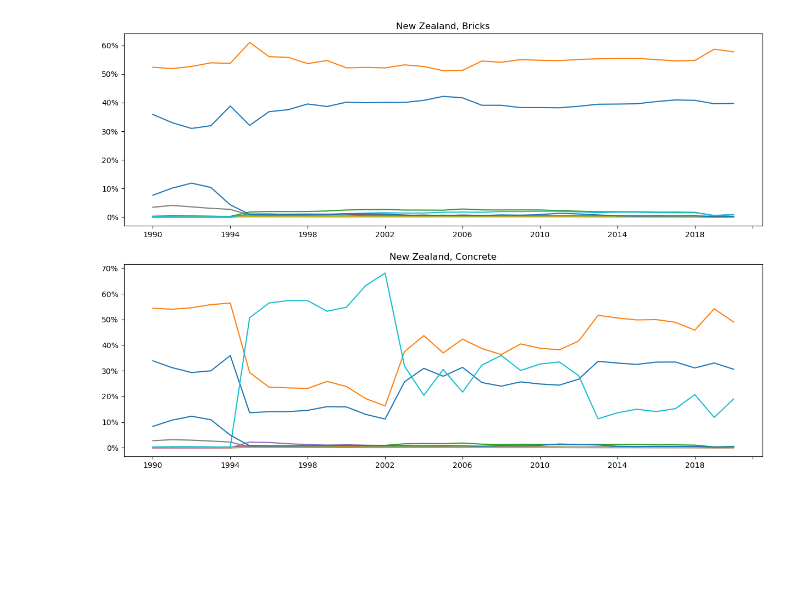
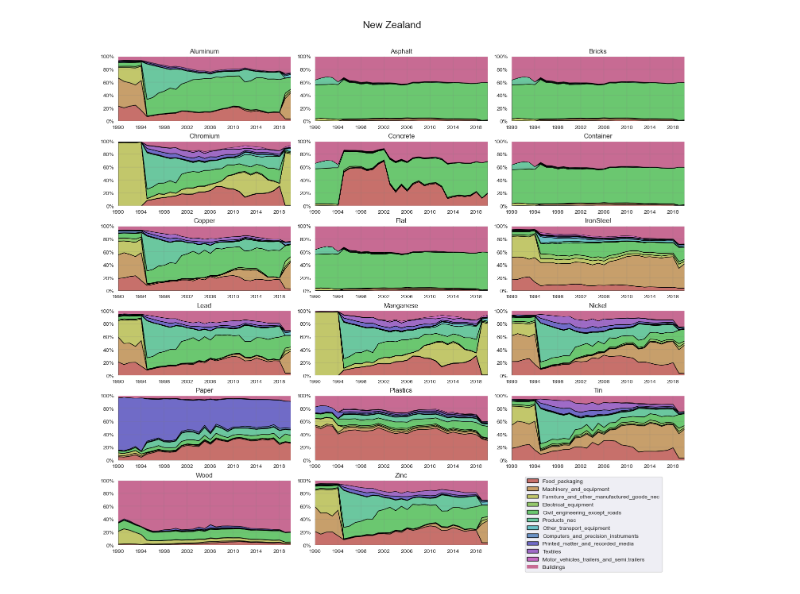
Before and after one commit to janstre/Material_End_Use_Shares, a Jupyter notebook: mapping_gloria_exobase.ipynb, the cells around one changed output. Cells and saved outputs as stored; diff of their text form; code cells hidden in the pictures; blank space fills up the shorter version.

```diff
--- a/mapping_gloria_exobase.ipynb
+++ b/mapping_gloria_exobase.ipynb
@@ -163,0 +22,2 @@ country_material_enduse["New Zealand"]["Bricks"]
+# %%
+country_material_enduse = create_enduse_by_country(all_enduses, gloria_exiobase_correspondence)
@@ -164,23 +73,4 @@ country_material_enduse["New Zealand"]["Bricks"]
 # %%
-plot_list = {
-    ("New Zealand", "Bricks"): country_material_enduse["New Zealand"]["Bricks"], ("New Zealand", "Concrete"): country_material_enduse["New Zealand"]["Concrete"]}
+country_all_enduses_panel(country_material_enduse["New Zealand"], "New Zealand", False)
+# %% [output]
+[figure, added]
-# %%
-import matplotlib.ticker as mtick
-
-# aggregate everything > 5% in "other"
-n_plots = len(plot_list)
-n_rows = 2
-n_cols = math.ceil(n_plots/n_rows)
-# Create the subplots
-fig, axes = plt.subplots(n_rows, n_cols, figsize=(15, 10))
-
-for ax, key in zip(axes, plot_list):
-    ax.plot(plot_list[key].T)
-    ax.xaxis.set_major_locator(mdates.AutoDateLocator())
-    ax.yaxis.set_major_formatter(mtick.PercentFormatter())
-    #ax.xaxis.set_major_formatter(mdates.DateFormatter('%Y'))
-    #ax.set_xlabel('Category')
-    #ax.set_ylabel('Data {}'.format(i + 1))
-    ax.set_title(f'{key[0]}, {key[1]}')
-# %% [output]
-[figure, removed]
```
Also changed, not shown: parts of 26 cells of this notebook, 5 other files.
